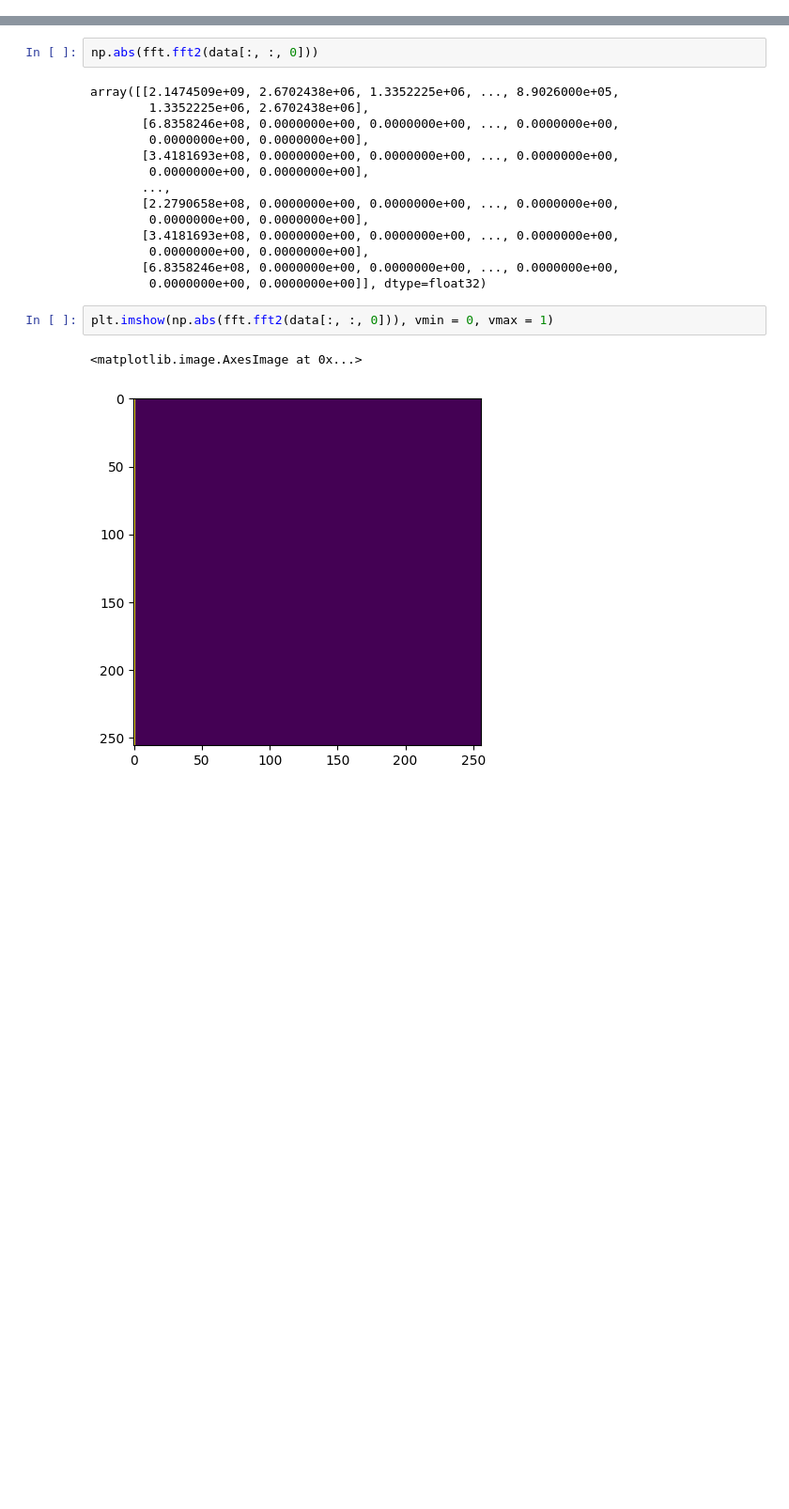
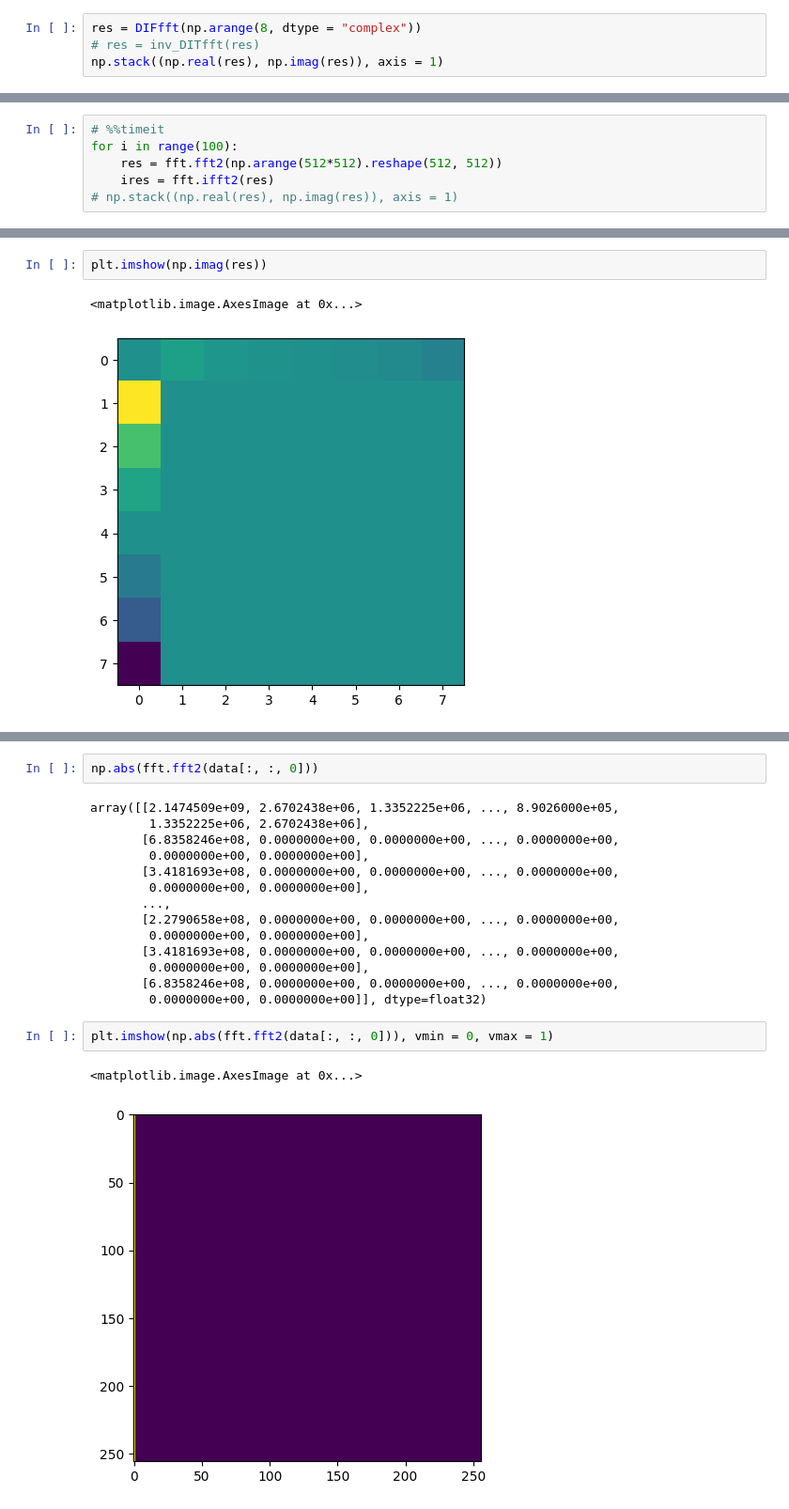
Before and after one commit to amfaber/tracking_optimizations, a Jupyter notebook: gpu-tracking/wgpu-fft/explore.ipynb, the cells around one changed output, grey strips where cells are left out. Shown at 94% size. Cells and saved outputs as stored; diff of their text form; blank space fills up the shorter version.

```diff
--- a/gpu-tracking/wgpu-fft/explore.ipynb
+++ b/gpu-tracking/wgpu-fft/explore.ipynb
@@ -13,0 +92,4 @@ plt.imshow(data[:, :, 0])
+# %%
+res = DIFfft(np.arange(8, dtype = "complex"))
+# res = inv_DITfft(res)
+np.stack((np.real(res), np.imag(res)), axis = 1)
@@ -13,0 +110,6 @@ plt.imshow(data[:, :, 0])
+# %%
+# %%timeit
+for i in range(100):
+    res = fft.fft2(np.arange(512*512).reshape(512, 512))
+    ires = fft.ifft2(res)
+# np.stack((np.real(res), np.imag(res)), axis = 1)
@@ -13,0 +126,5 @@ plt.imshow(data[:, :, 0])
+# %%
+plt.imshow(np.imag(res))
+# %% [output]
+<matplotlib.image.AxesImage at 0x...>
+[figure, added]
```
Also changed, not shown: parts of 8 cells of this notebook, 11 other files.
